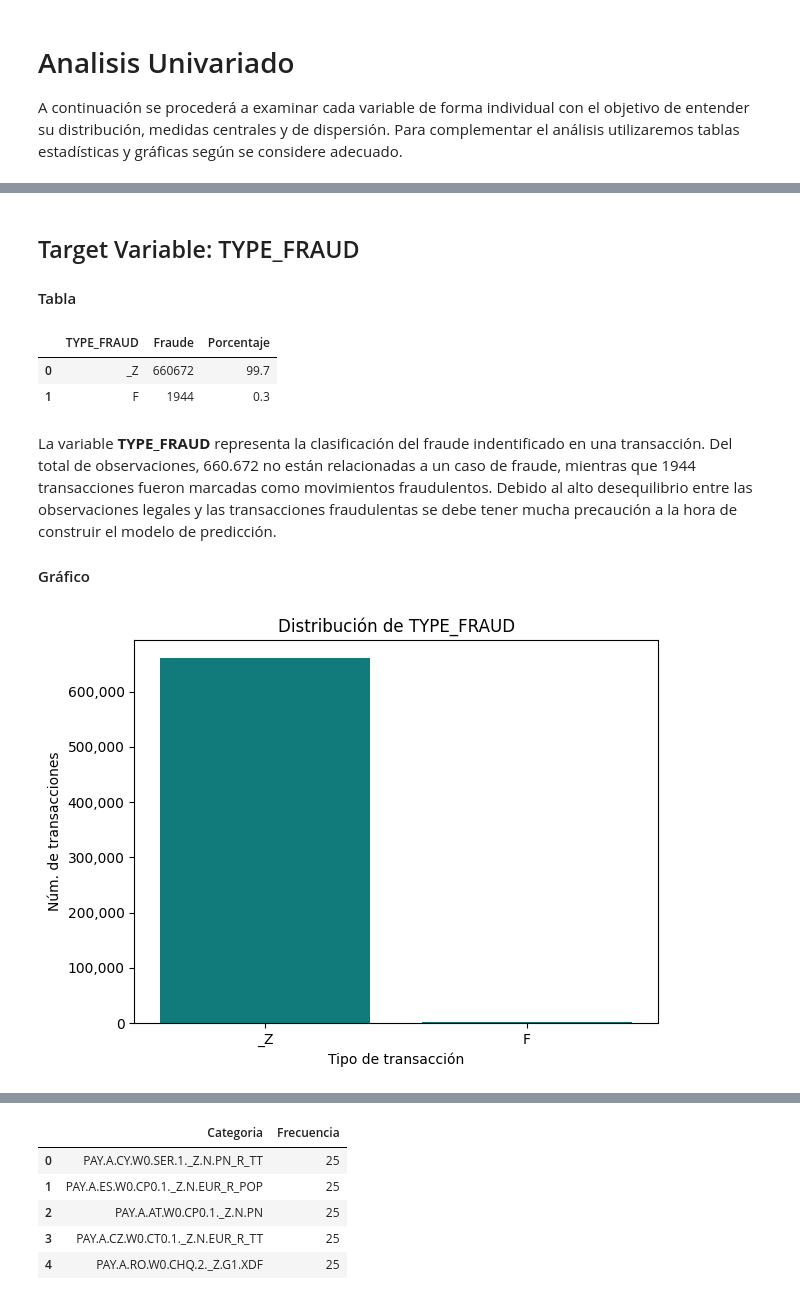
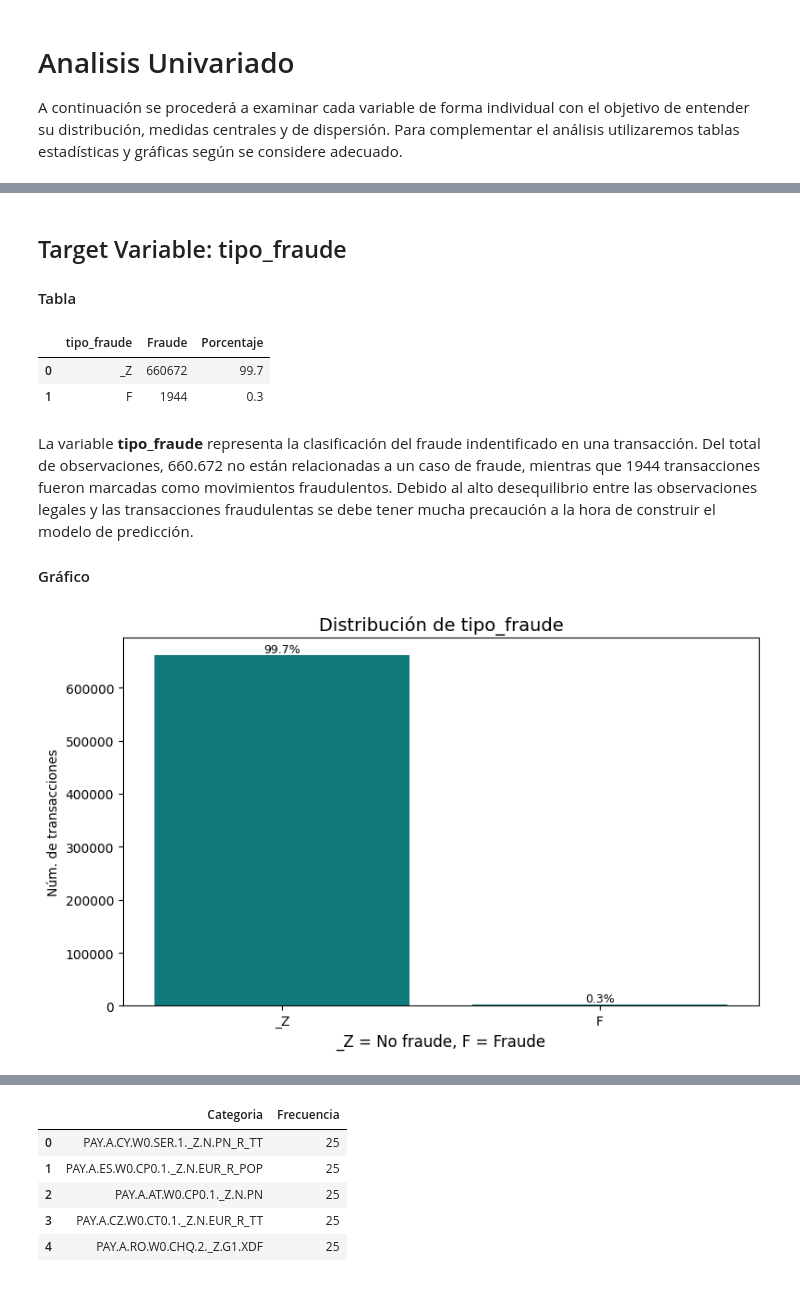
Before and after one commit to T1fff/PaymentTransactionsEUpy, a Jupyter notebook: 01-intro.ipynb, the cells around one changed output, grey strips where cells are left out. Cells and saved outputs as stored; diff of their text form; code cells hidden in the pictures.

```diff
--- a/01-intro.ipynb
+++ b/01-intro.ipynb
@@ -45,38 +46,42 @@ df.head()
 # %% [markdown]
-## Target Variable: TYPE_FRAUD
+## Target Variable: tipo_fraude
 
 #### Tabla
 # %%
-# Tabla de frecuencias de TYPE_FRAUD
+# Tabla de frecuencias de tipo_fraude
 tabla_y = (
-    df['TYPE_FRAUD']
+    df['tipo_fraude']
     .value_counts()
     .reset_index()
-    .rename(columns={'TYPE_FRAUD': 'TYPE_FRAUD', 'count': 'Fraude'})
+    .rename(columns={'tipo_fraude': 'tipo_fraude', 'count': 'Fraude'})
 )
 tabla_y['Porcentaje'] = (tabla_y['Fraude'] / tabla_y['Fraude'].sum() * 100).round(1)
 
 tabla_y
 # %% [output]
-|  | TYPE_FRAUD | Fraude | Porcentaje |
+|  | tipo_fraude | Fraude | Porcentaje |
 | 0 | _Z | 660672 | 99.7 |
 | 1 | F | 1944 | 0.3 |
 # %% [markdown]
-La variable **TYPE_FRAUD** representa la clasificación del fraude indentificado en una transacción. Del total de observaciones, 660.672 no están relacionadas a un caso de fraude, mientras que 1944 transacciones fueron marcadas como movimientos fraudulentos. Debido al alto desequilibrio entre las observaciones legales y las transacciones fraudulentas se debe tener mucha precaución a la hora de construir el modelo de predicción.
+La variable **tipo_fraude** representa la clasificación del fraude indentificado en una transacción. Del total de observaciones, 660.672 no están relacionadas a un caso de fraude, mientras que 1944 transacciones fueron marcadas como movimientos fraudulentos. Debido al alto desequilibrio entre las observaciones legales y las transacciones fraudulentas se debe tener mucha precaución a la hora de construir el modelo de predicción.
 
 #### Gráfico
 # %%
-# Gráfico de TYPE_FRAUD
-sns.countplot(x='TYPE_FRAUD', data=df, color='#008B8B')
+fig, ax = plt.subplots(figsize=(8,5))
+sns.barplot(x='tipo_fraude', y='Fraude', data=tabla_y, ax=ax, color='#008B8B', order=tabla_y['tipo_fraude'])
 
-plt.title('Distribución de TYPE_FRAUD')
-plt.xlabel('Tipo de transacción')
-plt.ylabel('Núm. de transacciones')
-plt.gca().yaxis.set_major_formatter(mticker.FuncFormatter(lambda x, _: f'{int(x):,}'))
+for i, (patch, pct) in enumerate(zip(ax.patches, tabla_y['Porcentaje'])):
+    height = patch.get_height()
+    ax.text(patch.get_x() + patch.get_width() / 2, height + 0.01,
+            f"\n{pct:.1f}%", ha='center', va='bottom', fontsize=9)
+
+ax.set_title('Distribución de tipo_fraude', fontsize=14)
+ax.set_xlabel('_Z = No fraude, F = Fraude', fontsize=12)
+ax.set_ylabel('Núm. de transacciones')
 plt.tight_layout()
 plt.show()
 # %% [output]
-[figure, old version]
+[figure, new version]
 # %% [markdown]
 Este gráfico muestra la distribución del tipo de transacción, confirmando que la mayoria de transacciones observadas no fueron marcadas como fraude. Puntualmente el 99.7% de las transacciones fueron consideradas legales, mientras que el 0.3% fueron asociadas con algún comportamiento irregular. Esta notable diferencia indica un alto desbalance en las clases de la variable objetivo, lo cual es importante destacar al momento de construir modelos predictivos.
 
```
Also changed, not shown: parts of 50 cells of this notebook, 1 other file.
